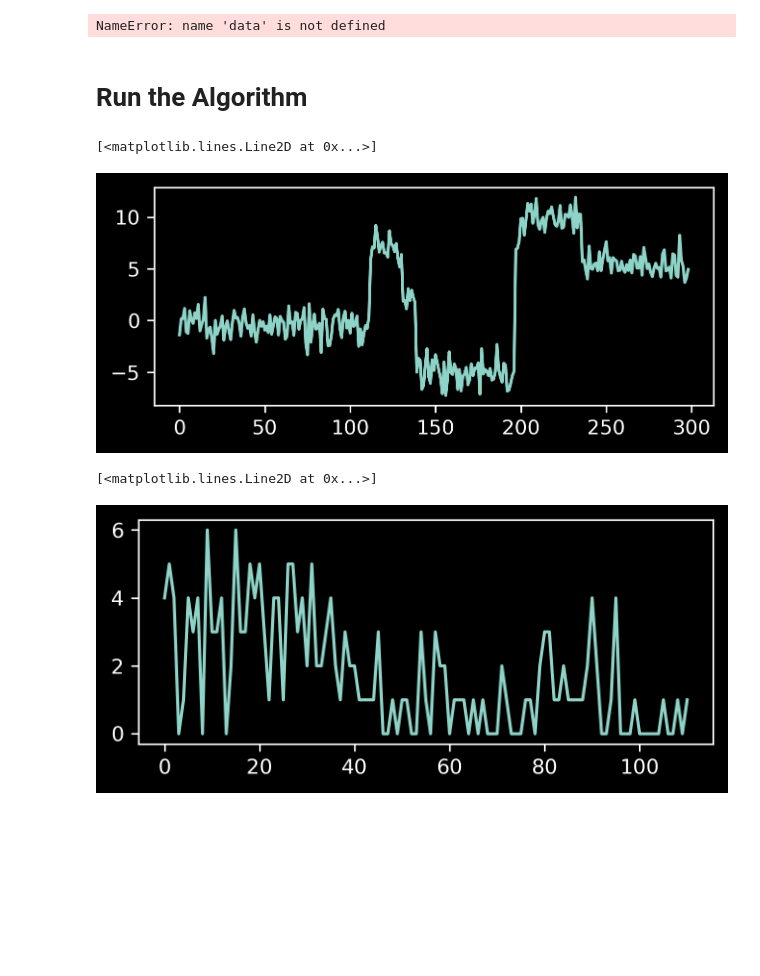
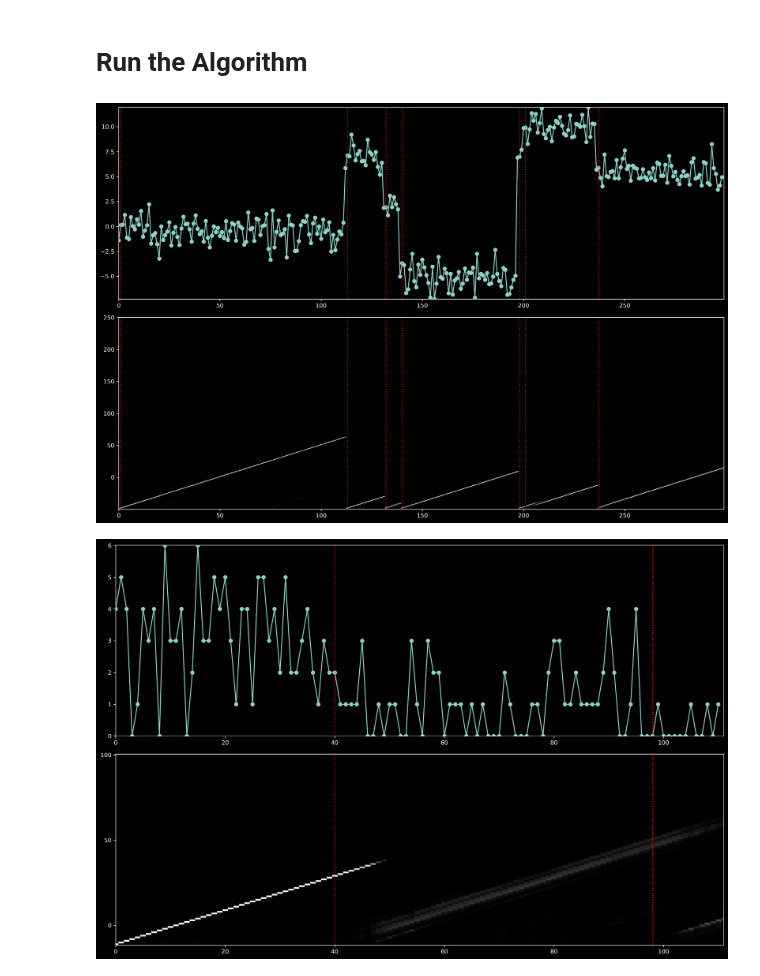
Before and after one commit to onurpoyraz/bocdm, a Jupyter notebook: bcpm.ipynb, the cells around one changed output. Drawn from its saved outputs; the diff is of its cells as text; code cells hidden in the pictures; blank space fills up the shorter version.

```diff
--- a/bcpm.ipynb
+++ b/bcpm.ipynb
@@ -45,9 +45,7 @@ def online_changepoint_detection(data, hazard, model):
         R[1 : t + 2, t + 1] = R[0 : t + 1, t] * predictive_probabilities * (1 - hazard)
 
         # 5. Calculate changepoint probabilities.
-        prior_predictive_probabilities = model.prior_predictive_probability(x)
-        R[0, t + 1] = np.sum(R[0 : t + 1, t] * prior_predictive_probabilities * hazard)
-        #R[0, t + 1] = np.sum(R[0 : t + 1, t] * predictive_probabilities * hazard)
+        R[0, t + 1] = np.sum(R[0 : t + 1, t] * predictive_probabilities * hazard)
 
         # 6. Calculate evidence
         evidence = np.sum(R[:, t + 1])
@@ -61,8 +59,4 @@ def online_changepoint_detection(data, hazard, model):
         # 9. Calculate maximum a posteriori estimation
         maxes[t+1] = R[:, t+1].argmax()
     return R, maxes
-# %%
-R, maxes = online_changepoint_detection(data, 1/20, IS_Poisson_Gamma(1, 1, 100))
-# %% [output]
-NameError: name 'data' is not defined
 # %%
@@ -182,7 +140,7 @@ class Poisson:
         self.k = kT0
         self.theta = thetaT0
 # %%
-class Normal:
+class Normal_Normal:
     def __init__(self, mu, lamb):
         self.mu0 = self.mu = np.array([mu])
         self.lamb0 = self.lamb = np.array([lamb])
@@ -199,8 +157,6 @@ class Normal:
         self.lamb = lambT0
 # %%
 def plot_posterior(T, data, R, cpts, set_cpts=False):
-    """Plot data, run length posterior, and groundtruth changepoints.
-    """
     fig, axes = plt.subplots(2, 1, figsize=(15, 10))
     ax1, ax2 = axes
 
@@ -211,7 +167,7 @@ def plot_posterior(T, data, R, cpts, set_cpts=False):
 
     norm = LogNorm(vmin=0.0001, vmax=1)
     if dark:
-        ax2.imshow(np.flip(R, axis=0), aspect='auto', cmap='gray', norm=norm)
+        ax2.imshow(np.flip(R, axis=0), aspect='auto', cmap='gray')
         #ax2.imshow(np.flip(R, axis=0), aspect='auto', cmap='gray_r', norm=norm)
     else:
         ax2.imshow(np.flip(R, axis=0), aspect='auto', cmap='gray_r', norm=norm)
@@ -228,25 +184,26 @@ def plot_posterior(T, data, R, cpts, set_cpts=False):
             ax2.axvline(cpt, c='r', ls='dotted')
 
     plt.tight_layout()
-    plt.savefig('result.pdf',transparent=True)
+    #plt.savefig('result.pdf',transparent=True)
     plt.show()
 # %% [markdown]
 # Run the Algorithm
 # %%
 data = pd.read_csv("artificial_data_short.csv", delimiter=",").values.flatten()
 with open("changepoints_short.txt", "rb") as fp:   # Unpickling
     cpts = pickle.load(fp)
 
-fig, ax = plt.subplots(figsize=[5, 2])
-ax.plot(data)
+
+R, maxes = online_changepoint_detection(data, 1/250, Normal_Normal(0, 0.2))
+plot_posterior(len(data), data, R, cpts, set_cpts=True)
 # %% [output]
-[<matplotlib.lines.Line2D at 0x...>]
-[figure, old version]
+[figure, new version]
 # %%
 data = pd.read_csv("coalmining.csv", delimiter=";").values
-fig, ax = plt.subplots(figsize=[5, 2])
 cpts = [40, 98]
-ax.plot(data)
+
+
+R, maxes = online_changepoint_detection(data, 1/250, Poisson_Gamma(1, 1))
+plot_posterior(len(data), data, R, cpts, set_cpts=True)
 # %% [output]
-[<matplotlib.lines.Line2D at 0x...>]
-[figure, old version]
+[figure, new version]
```
Also changed, not shown: parts of 14 cells of this notebook.
